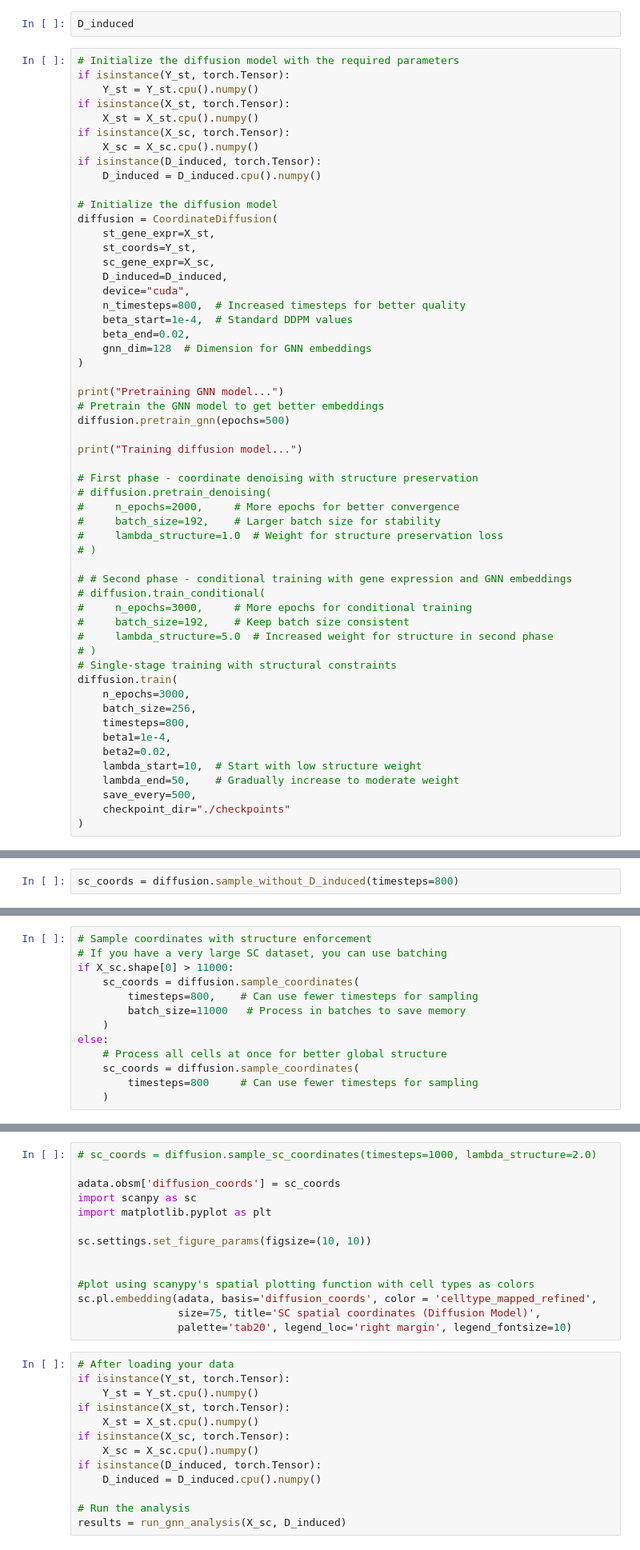
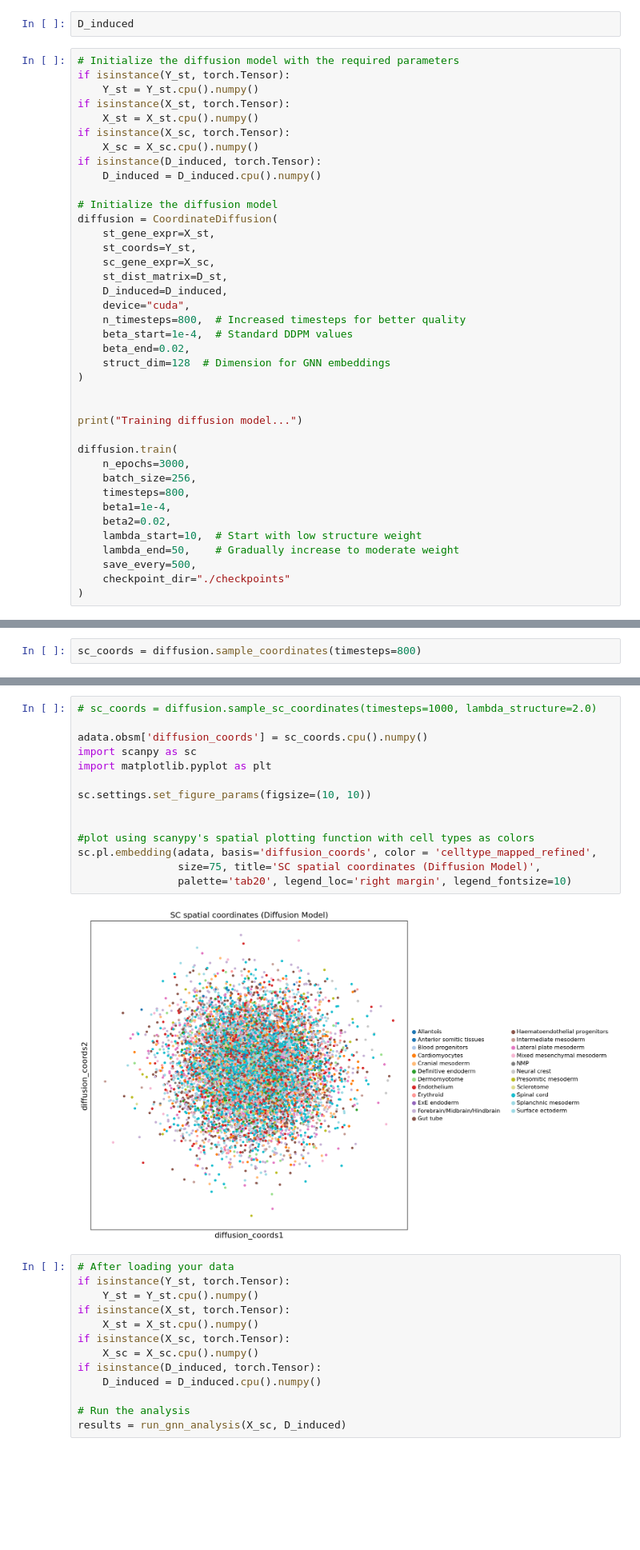
Before and after one commit to ehtesam3154/sc_st, a Jupyter notebook: gw_ot_v3.ipynb, the cells around one changed output, grey strips where cells are left out. Shown at 80% size. Saved outputs shown, nothing was run; the diff lists cells and outputs as text; blank space fills up the shorter version.

```diff
--- a/gw_ot_v3.ipynb
+++ b/gw_ot_v3.ipynb
@@ -1349,34 +1068,18 @@ diffusion = CoordinateDiffusion(
     st_gene_expr=X_st,
     st_coords=Y_st,
     sc_gene_expr=X_sc,
+    st_dist_matrix=D_st,
     D_induced=D_induced,
     device="cuda",
     n_timesteps=800,  # Increased timesteps for better quality
     beta_start=1e-4,  # Standard DDPM values
     beta_end=0.02,
-    gnn_dim=128  # Dimension for GNN embeddings
+    struct_dim=128  # Dimension for GNN embeddings
 )
 
-print("Pretraining GNN model...")
-# Pretrain the GNN model to get better embeddings
-diffusion.pretrain_gnn(epochs=500)
 
 print("Training diffusion model...")
 
-# First phase - coordinate denoising with structure preservation
-# diffusion.pretrain_denoising(
-#     n_epochs=2000,     # More epochs for better convergence
-#     batch_size=192,    # Larger batch size for stability
-#     lambda_structure=1.0  # Weight for structure preservation loss
-# )
-
-# # Second phase - conditional training with gene expression and GNN embeddings
-# diffusion.train_conditional(
-#     n_epochs=3000,     # More epochs for conditional training
-#     batch_size=192,    # Keep batch size consistent
-#     lambda_structure=5.0  # Increased weight for structure in second phase
-# )
-# Single-stage training with structural constraints
 diffusion.train(
     n_epochs=3000,
     batch_size=256,
@@ -1391,2 +1115,2 @@ diffusion.train(
 # %%
-sc_coords = diffusion.sample_without_D_induced(timesteps=800)
+sc_coords = diffusion.sample_coordinates(timesteps=800)
@@ -1393,13 +1119,0 @@ sc_coords = diffusion.sample_without_D_induced(timesteps=800)
-# %%
-# Sample coordinates with structure enforcement
-# If you have a very large SC dataset, you can use batching
-if X_sc.shape[0] > 11000:
-    sc_coords = diffusion.sample_coordinates(
-        timesteps=800,    # Can use fewer timesteps for sampling
-        batch_size=11000   # Process in batches to save memory
-    )
-else:
-    # Process all cells at once for better global structure
-    sc_coords = diffusion.sample_coordinates(
-        timesteps=800     # Can use fewer timesteps for sampling
-    )
@@ -1406,17 +1130,19 @@ else:
 # %%
 # sc_coords = diffusion.sample_sc_coordinates(timesteps=1000, lambda_structure=2.0)
 
-adata.obsm['diffusion_coords'] = sc_coords
+adata.obsm['diffusion_coords'] = sc_coords.cpu().numpy()
 import scanpy as sc
 import matplotlib.pyplot as plt
 
 sc.settings.set_figure_params(figsize=(10, 10))
 
 
 #plot using scanypy's spatial plotting function with cell types as colors
 sc.pl.embedding(adata, basis='diffusion_coords', color = 'celltype_mapped_refined',
                 size=75, title='SC spatial coordinates (Diffusion Model)',
                 palette='tab20', legend_loc='right margin', legend_fontsize=10)
+# %% [output]
+[figure, added]
 # %%
 # After loading your data
 if isinstance(Y_st, torch.Tensor):
```
Also changed, not shown: parts of 10 cells of this notebook.
